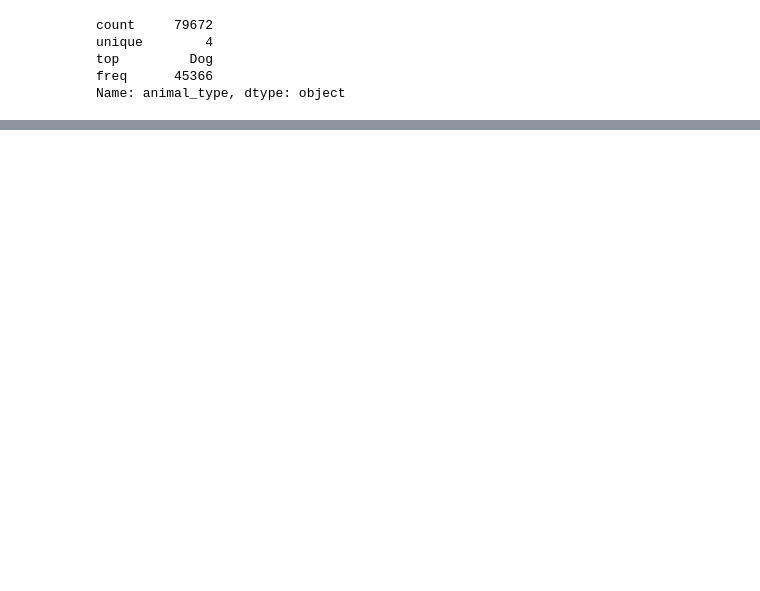
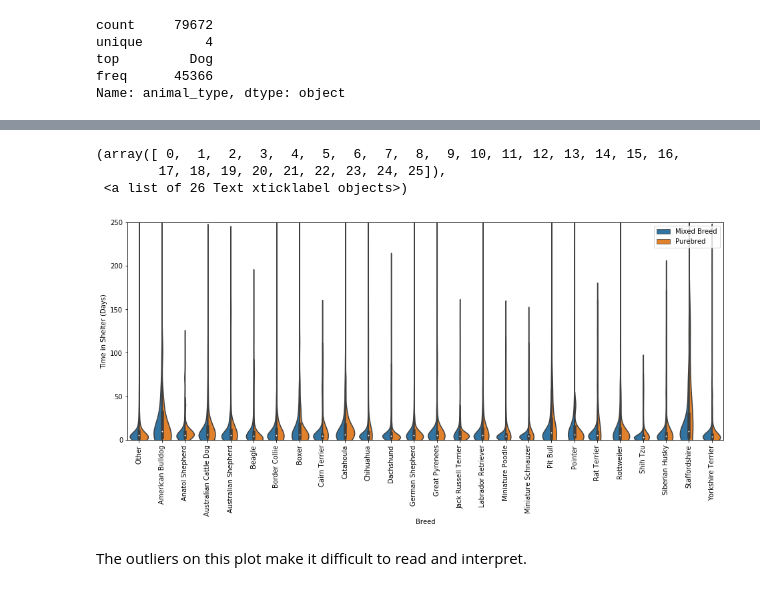
Before and after one commit to krritz/Animal-Shelter-Exploratory-Analysis, a Jupyter notebook: Animal Shelter Analysis.ipynb, the cells around one changed output, grey strips where cells are left out. Drawn from its saved outputs; the diff is of its cells as text; code cells hidden in the pictures; blank space fills up the shorter version.

```diff
--- a/Animal Shelter Analysis.ipynb
+++ b/Animal Shelter Analysis.ipynb
@@ -404,0 +116,18 @@ rotate axis labels - .plot(... rot=[value] ...)
+# %%
+dog_breeds_combined = pd.concat([dogs, has_breeds], axis=1)
+# %%
+breed_melt1 = dog_breeds_combined[['breed_list', 'mixed_breed', 'time_in_shelter_days']]
+breed_melt2 = dog_breeds_combined.loc[:, 'Affenpinscher':]
+breed_melt = pd.concat([breed_melt1, breed_melt2], axis=1)
+dog_breeds = pd.melt(breed_melt, id_vars=['breed_list','mixed_breed','time_in_shelter_days'],
+                       var_name='breed_name', value_name='has_breed')
+dog_breeds.loc[dog_breeds['has_breed']==1, 'breed'] = dog_breeds['breed_name']
+# %%
+common_breeds = dog_breeds.groupby('breed').sum()
+common_breeds = common_breeds.sort_values('has_breed', ascending=False)
+other_breeds = common_breeds.loc[common_breeds['has_breed']<400,:]
+other_breeds_list = other_breeds.index.tolist()
+# %%
+dog_breeds.loc[dog_breeds['breed'].isin(other_breeds_list), 'breed_category'] = 'Other'
+dog_breeds.loc[~dog_breeds['breed'].isin(other_breeds_list), 'breed_category'] = dog_breeds['breed']
+dog_breeds.head()
@@ -404,0 +141,16 @@ rotate axis labels - .plot(... rot=[value] ...)
+# %%
+plt.figure(figsize=(16, 6))
+sns.violinplot(x='breed_category', y='time_in_shelter_days', hue='mixed_breed',
+                    data=dog_breeds[dog_breeds['time_in_shelter_days']<=250], split=True)
+plt.xlabel('Breed')
+plt.ylabel('Time in Shelter (Days)')
+plt.ylim(0,250)
+plt.legend()
+plt.xticks(rotation=90)
+# %% [output]
+(array([ 0,  1,  2,  3,  4,  5,  6,  7,  8,  9, 10, 11, 12, 13, 14, 15, 16,
+        17, 18, 19, 20, 21, 22, 23, 24, 25]),
+ <a list of 26 Text xticklabel objects>)
+[figure, added]
+# %% [markdown]
+The outliers on this plot make it difficult to read and interpret.
```
Also changed, not shown: parts of 96 cells of this notebook, 1 other file.
